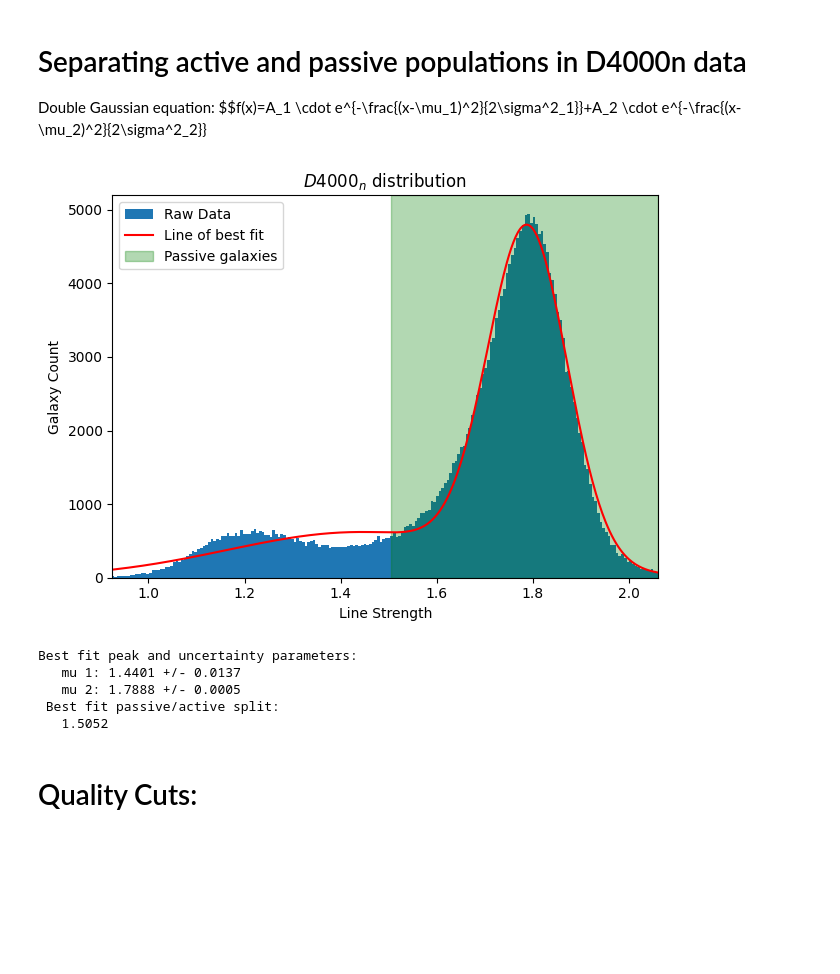
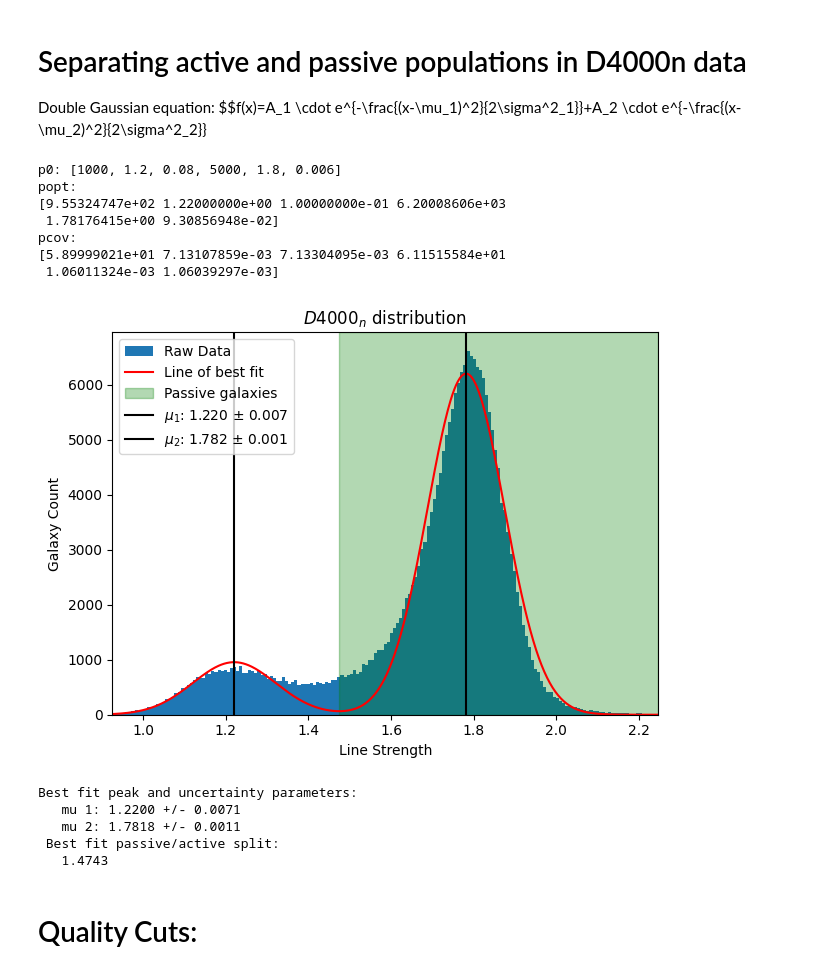
Before and after one commit to maraMaraschino/capstone-project, a Jupyter notebook: timescapes-notebook.ipynb, the cells around one changed output. Drawn from its saved outputs; the diff is of its cells as text; code cells hidden in the pictures; blank space fills up the shorter version.

```diff
--- a/timescapes-notebook.ipynb
+++ b/timescapes-notebook.ipynb
@@ -1181,6 +1186,9 @@ Double Gaussian equation:
 $$f(x)=A_1 \cdot e^{-\frac{(x-\mu_1)^2}{2\sigma^2_1}}+A_2 \cdot e^{-\frac{(x-\mu_2)^2}{2\sigma^2_2}}
 # %%
 from scipy.optimize import curve_fit
+from scipy.stats import skewnorm
+from scipy.special import voigt_profile
+from sklearn.mixture import GaussianMixture
 
 def double_gaussian(x, amp_1, mu_1, sigma_1, amp_2, mu_2, sigma_2):
     return (
@@ -1199,56 +1207,76 @@ def plot_best_fit(d4000n_vals, low, high, p0, bins=100):
     # Find best fit
     counts, edges = np.histogram(d4000n_vals, bins=bins)
     centers = (edges[:-1] + edges[1:])/2
-
-    popt, pcov = find_dgaussian_values(centers, counts, p0=p0)
-    sigmas = np.sqrt(np.diag(pcov))
+    bounds = (
+        [500, 0.75, 0.003, 2000, 1.75, 0.003],
+        [5000, 1.22, 0.1, 8000, 1.9, 0.1]
+    )
+    popt, pcov = curve_fit(double_gaussian, centers, counts, p0=p0, bounds=bounds)
+    #popt, pcov = find_dgaussian_values(centers, counts, p0=p0)
 
     x_fit = np.linspace(min(centers), max(centers), 1000)
     y_fit = double_gaussian(x_fit, *popt)
+    idx1, idx2 = 1, 4
+
+    print(f"p0: {p0}")
+    print(f"popt:\n{popt}")
+    print(f"pcov:\n{np.sqrt(np.diag(pcov))}")
+    sigmas = np.sqrt(np.diag(pcov))
 
     # Return values
-    mu_1, mu_2             = popt[1], popt[4]
-    mu_1_sigma, mu_2_sigma = sigmas[1], sigmas[4]
+    mu_1, mu_2             = popt[idx1], popt[idx2]
+    mu_1_sigma, mu_2_sigma = sigmas[idx1], sigmas[idx2]
     mu_sigma_pairs = [(mu_1, mu_1_sigma), (mu_2, mu_2_sigma)]
 
     # Find valley for splitting passive and active
     left, right = sorted([mu_1, mu_2])
     mask = (x_fit >= left) & (x_fit <= right)
     x_between = x_fit[mask]
     y_between = y_fit[mask]
     valley_x = x_between[np.argmin(y_between)]
 
     # Create plot
     plt.plot(x_fit, y_fit, color="red", label="Line of best fit")
     plt.xlim(low_cut, high_cut)
     plt.ylim(bottom=0)
     plt.axvspan(valley_x, high_cut, color='green', alpha=0.3, label='Passive galaxies')
+    plt.axvline(mu_1, color='black', label=rf"$\mu_1$: {mu_1:.3f} $\pm$ {sigma_1:.3f}")
+    plt.axvline(mu_2, color='black', label=rf"$\mu_2$: {mu_2:.3f} $\pm$ {sigma_2:.3f}")
     plt.legend()
     plt.title(r"$D4000_n$ distribution")
     plt.xlabel(r"Line Strength")
     plt.ylabel("Galaxy Count")
     plt.tight_layout()
     plt.savefig(f'Images/D4000n_distribution.png')
     plt.show()
 
     return mu_sigma_pairs, valley_x
 
+# Double gaussian
 # amp_1, mu_1, sigma_1, amp_2, mu_2, sigma_2
 p0 = [1000, 1.2, 0.08, 5000, 1.8, 0.006]
-mu_sigma_pairs, valley_x = plot_best_fit(d4000n_vals, 0.05, 99.5, p0=p0, bins=400)
+
+mu_sigma_pairs, valley_x = plot_best_fit(d4000n_vals, 0.05, 99.9, p0=p0, bins=300)
 (mu_1, sigma_1), (mu_2, sigma_2) = mu_sigma_pairs
 print(f"Best fit peak and uncertainty parameters:")
 print(f"   mu 1: {mu_1:.4f} +/- {sigma_1:.4f}")
 print(f"   mu 2: {mu_2:.4f} +/- {sigma_2:.4f}")
 print(f" Best fit passive/active split:")
 print(f"   {valley_x:.4f}")
 # %% [output]
+p0: [1000, 1.2, 0.08, 5000, 1.8, 0.006]
+popt:
+[9.55324747e+02 1.22000000e+00 1.00000000e-01 6.20008606e+03
+ 1.78176415e+00 9.30856948e-02]
+pcov:
+[5.89999021e+01 7.13107859e-03 7.13304095e-03 6.11515584e+01
+ 1.06011324e-03 1.06039297e-03]
-[figure, old version]
+[figure, new version]
-Best fit peak and uncertainty parameters:
-   mu 1: 1.4401 +/- 0.0137
-   mu 2: 1.7888 +/- 0.0005
- Best fit passive/active split:
-   1.5052
+Best fit peak and uncertainty parameters:
+   mu 1: 1.2200 +/- 0.0071
+   mu 2: 1.7818 +/- 0.0011
+ Best fit passive/active split:
+   1.4743
 # %% [markdown]
 # Quality Cuts:
 # %%
```
Also changed, not shown: parts of 17 cells of this notebook, 1 other file.
